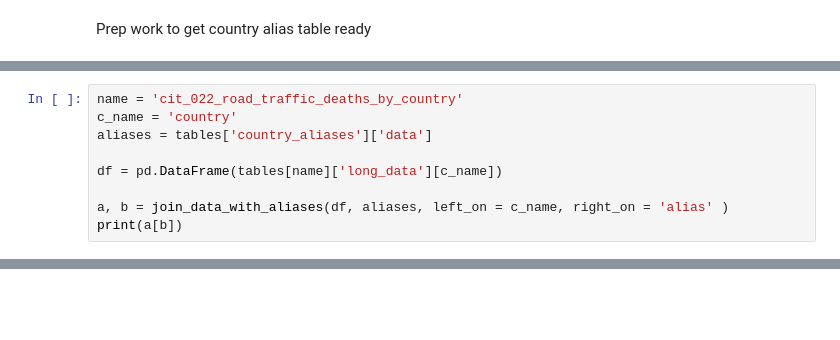
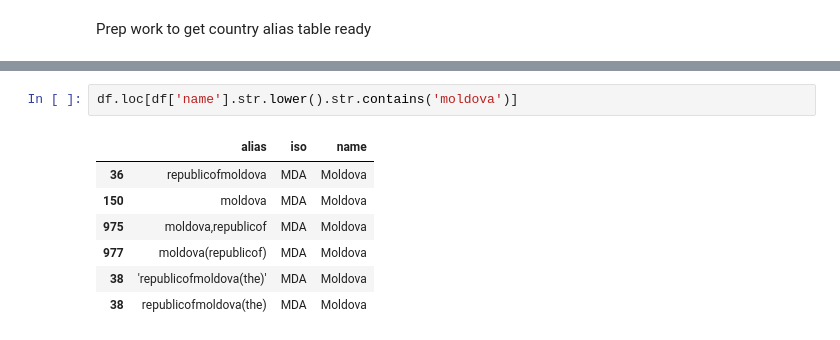
Before and after one commit to nsuberi/ResourceWatchCode, a Jupyter notebook: Metadata Management/To Long Form & Georeference.ipynb, the cells around one changed output, grey strips where cells are left out. Drawn from its saved outputs; the diff is of its cells as text; blank space fills up the shorter version.

```diff
--- a/Metadata Management/To Long Form & Georeference.ipynb
+++ b/Metadata Management/To Long Form & Georeference.ipynb
@@ -608,9 +615,0 @@ def match_name_to_iso_through_alias(names, alias_info):
-# %%
-name = 'cit_022_road_traffic_deaths_by_country'
-c_name = 'country'
-aliases = tables['country_aliases']['data']
-
-df = pd.DataFrame(tables[name]['long_data'][c_name])
-
-a, b = join_data_with_aliases(df, aliases, left_on = c_name, right_on = 'alias' )
-print(a[b])
@@ -700,0 +616,10 @@ for name, info in tables.items():
+# %%
+df.loc[df['name'].str.lower().str.contains('moldova')]
+# %% [output]
+|  | alias | iso | name |
+| 36 | republicofmoldova | MDA | Moldova |
+| 150 | moldova | MDA | Moldova |
+| 975 | moldova,republicof | MDA | Moldova |
+| 977 | moldova(republicof) | MDA | Moldova |
+| 38 | 'republicofmoldova(the)' | MDA | Moldova |
+| 38 | republicofmoldova(the) | MDA | Moldova |
```
Also changed, not shown: parts of 32 cells of this notebook, 3 other files.
